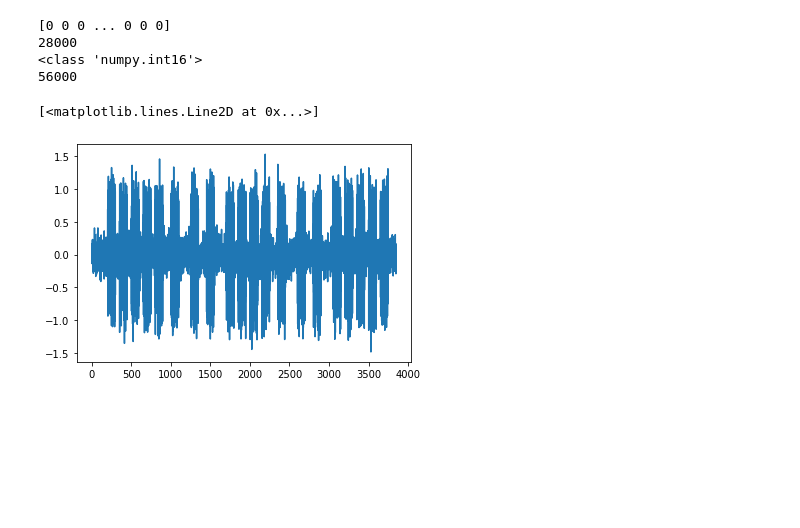
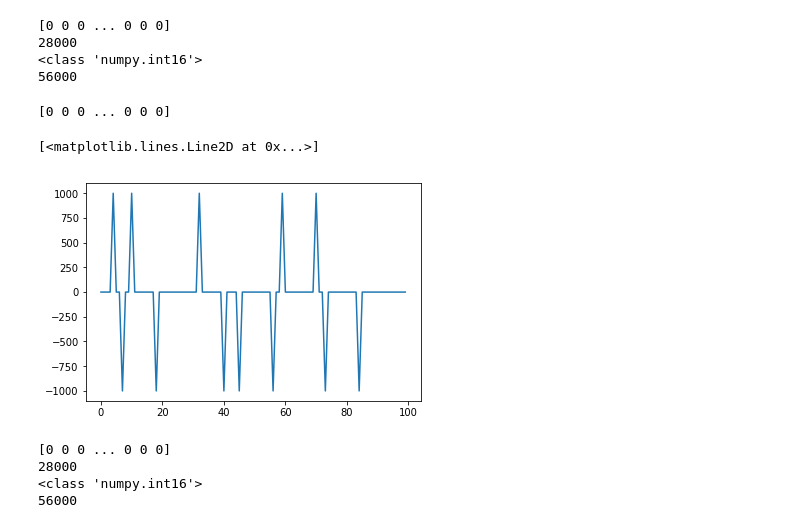
Before and after one commit to agil27/wivi, a Jupyter notebook: modulation.ipynb, the cells around one changed output. Saved outputs shown, nothing was run; the diff lists cells and outputs as text; code cells hidden in the pictures; blank space fills up the shorter version.

```diff
--- a/modulation.ipynb
+++ b/modulation.ipynb
@@ -58,11 +58,10 @@ def syth(pulse, arr):
     sig = [np.append(pulse, pause[i]) for i in arr]
     sig = np.concatenate(sig, axis=0)
     sig = np.append(pause[3], sig)
-    return sig * 1000
+    return sig
 sig = syth(pulse, arr)
-#print(sig[9000:10000])
-sig = sig.astype(np.short)
+#sig = sig.astype(np.short)
 x = np.linspace(0, 1, len(sig))
-plt.plot(sig[:20000])
-#print(sig.shape)
+print(sig[1200:1300])
+plt.plot(sig[1200:1300])
 # %% [output]
@@ -89,13 +105,18 @@ writewav(sig, 'sample.wav', fs)
 # %%
 def awgn(x, snr):
     snr = 10**(snr/10.0)
     xpower = np.sum(x**2)/len(x)
     npower = xpower / snr
     return np.random.randn(len(x)) * np.sqrt(npower)
 
 n = awgn(sig, 10)
 sign = sig + n
-plt.plot(sign)
+
+sign = sign.astype(np.short)
+sign = sign * 1000
+print(sign)
+plt.plot(sign[1200:1300])
 # %% [output]
-[<matplotlib.lines.Line2D at 0x...>]
+[0 0 0 ... 0 0 0]
+[<matplotlib.lines.Line2D at 0x...>]
-[figure, old version]
+[figure, new version]
@@ -107,0 +123,7 @@ def extract(data, fsr, f):
+# %%
+writewav(sign, 'noise.wav', fs)
+# %% [output]
+[0 0 0 ... 0 0 0]
+28000
+<class 'numpy.int16'>
+56000
```
Also changed, not shown: parts of 4 cells of this notebook, 1 other file.
